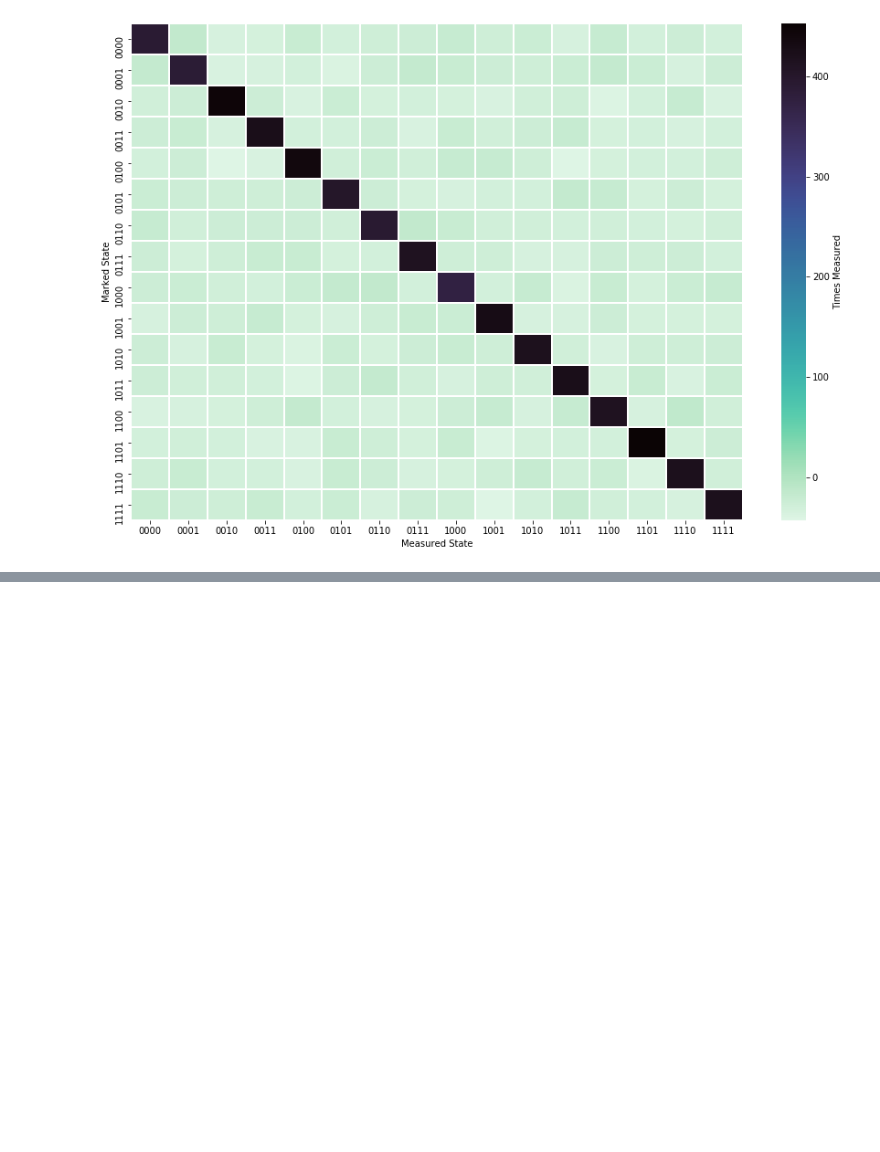
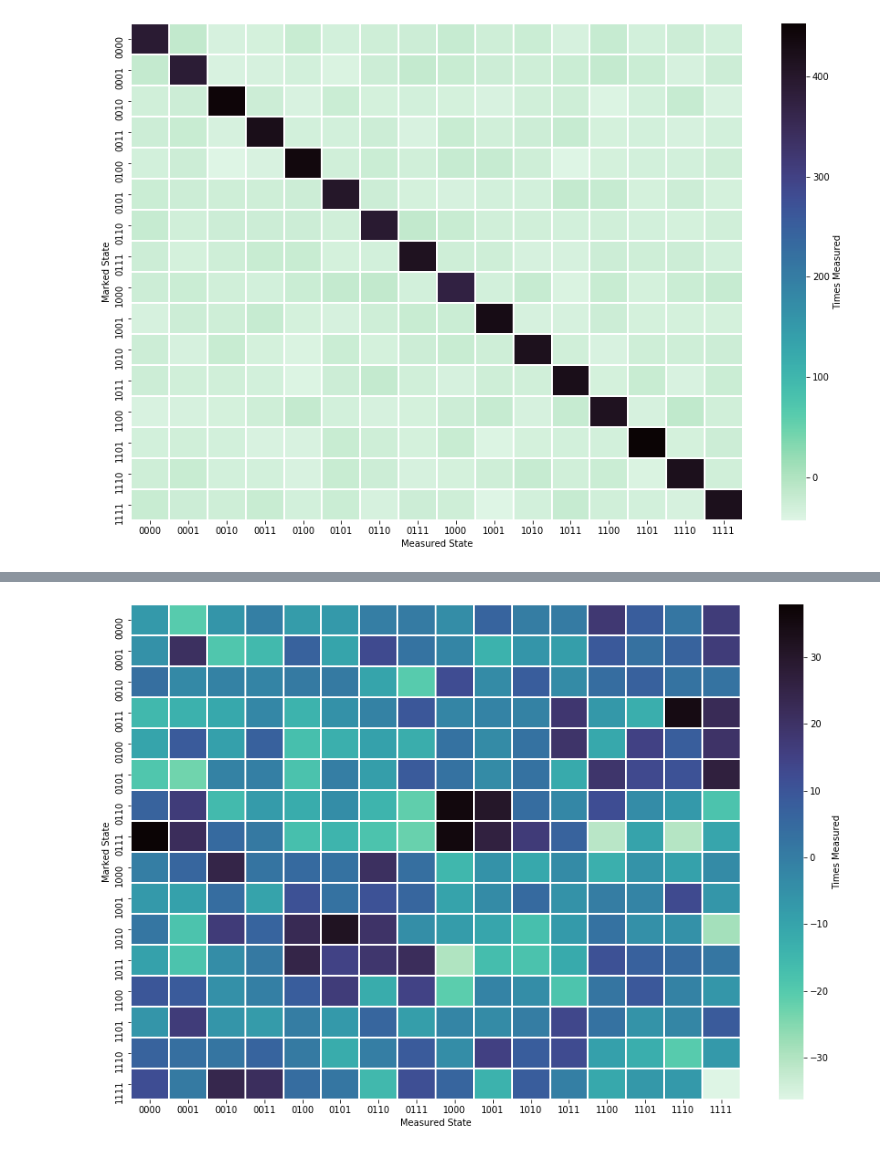
Before and after one commit to SaashaJoshi/grovers-algorithm, a Jupyter notebook: analysis/result_analysis.ipynb, the cells around one changed output, grey strips where cells are left out. Drawn from its saved outputs; the diff is of its cells as text; code cells hidden in the pictures; blank space fills up the shorter version.

```diff
--- a/analysis/result_analysis.ipynb
+++ b/analysis/result_analysis.ipynb
@@ -207,0 +226,3 @@ plt.show()
+# %%
+df_ibmq_s_subtract = df_ibmq_s.subtract(Average_Times_Measured_ibmq_s, axis = 1)
+df_ibmq_s_subtract
@@ -207,0 +247,10 @@ plt.show()
+# %%
+fig, ax = plt.subplots(figsize=(15, 10))
+heatmap = sns.heatmap(df_ibmq_s_subtract, linewidths = 1, cmap = 'mako_r', cbar_kws = {'label': 'Times Measured'})
+
+plt.xlabel('Measured State')
+plt.ylabel('Marked State')
+# plt.savefig('ibmq_s_heatmap_no_iter.png')
+plt.show()
+# %% [output]
+[figure, added]
```
Also changed, not shown: parts of 14 cells of this notebook, 22 other files.
